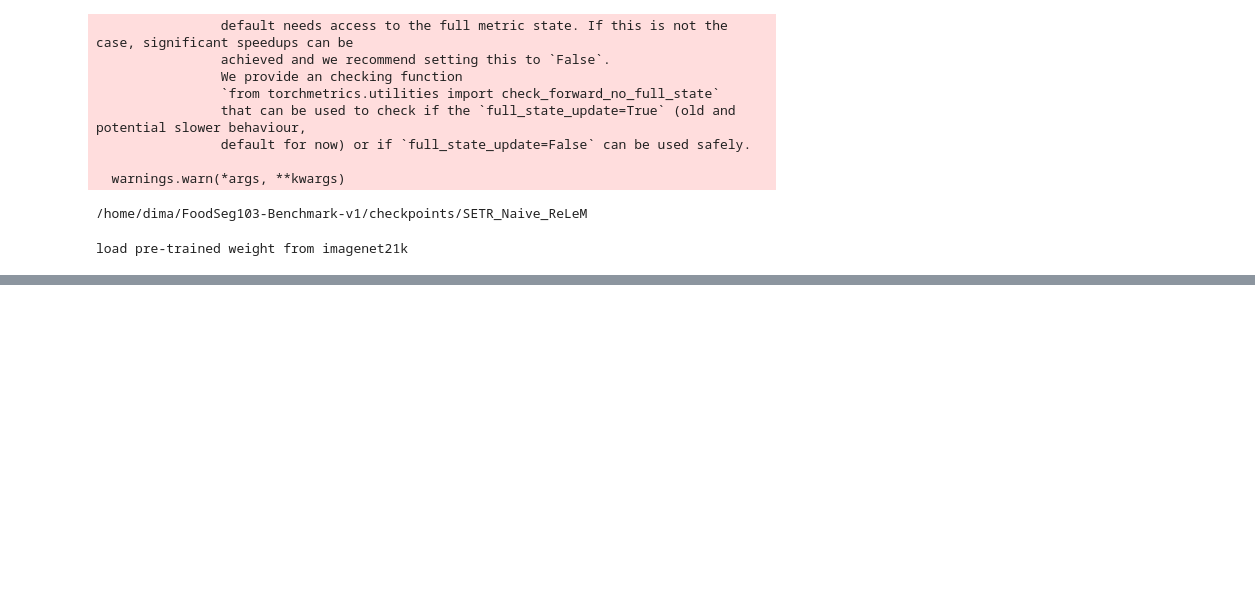
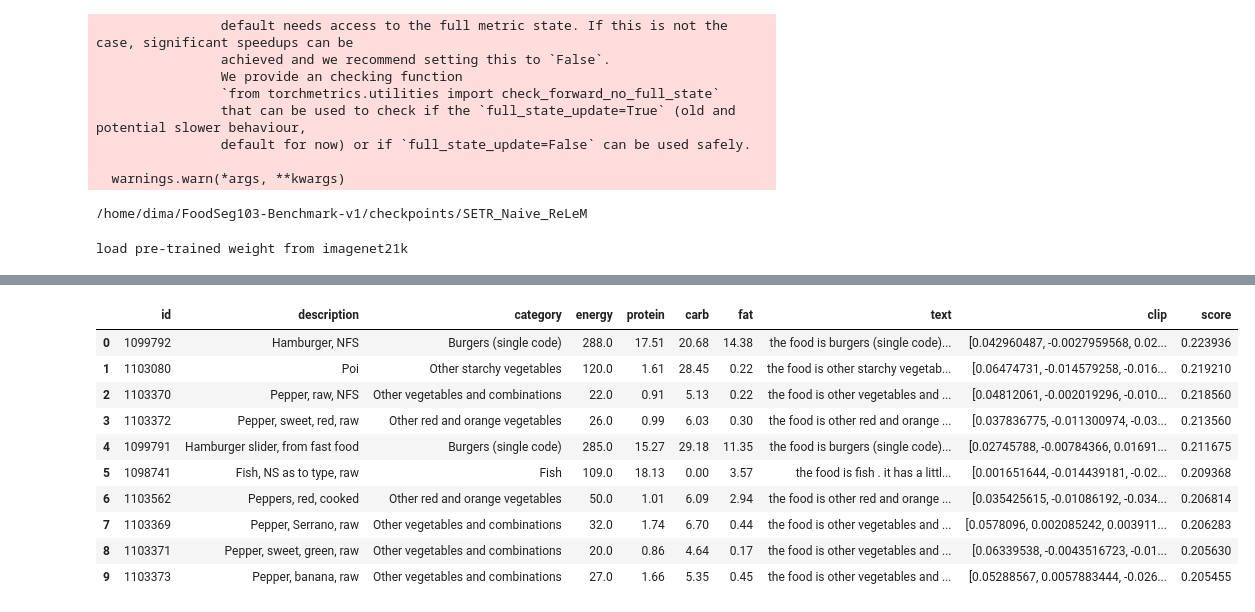
Before and after one commit to DmitriyG228/food, a Jupyter notebook: 00_nbs/01_search.ipynb, the cells around one changed output, grey strips where cells are left out. Cells and saved outputs as stored; diff of their text form; code cells hidden in the pictures; blank space fills up the shorter version.

```diff
--- a/00_nbs/01_search.ipynb
+++ b/00_nbs/01_search.ipynb
@@ -167,9 +169,3 @@ def search(url):
 
 
     return img,clip_df,masks,urls,stats
-# %%
-url = 'https://image.shutterstock.com/z/stock-photo-baked-ribs-with-french-fries-and-cabbage-salad-1020686221.jpg'
-# %%
-url = 'https://dima.grankin.eu/reference_images/AgACAgIAAxkBAAIKFWLjz26jI4-aVIsTZmHon_Zlb7rrAAJBxDEbFPIZSw3jSOUNCySqAQADAgADeQADKQQ'
-# %%
-url = 'https://image.shutterstock.com/z/stock-photo-burger-and-fried-potatoes-isolated-on-white-background-top-view-1008179509.jpg'
@@ -179,0 +263,4 @@ img
+# %%
+paths =[p.name for p in paths]
+p = paths[-1]
+url = f'https://dima.grankin.eu/reference_images/{p}'
@@ -180,2 +289,16 @@ img
+# %%
+search_clip(urls[3],foods,food_clips,head = 10)[1]
+# %% [output]
+|  | id | description | category | energy | protein | carb | fat | text | clip | score |
+| 0 | 1099792 | Hamburger, NFS | Burgers (single code) | 288.0 | 17.51 | 20.68 | 14.38 | the food is burgers (single code)... | [0.042960487, -0.0027959568, 0.02... | 0.223936 |
+| 1 | 1103080 | Poi | Other starchy vegetables | 120.0 | 1.61 | 28.45 | 0.22 | the food is other starchy vegetab... | [0.06474731, -0.014579258, -0.016... | 0.219210 |
+| 2 | 1103370 | Pepper, raw, NFS | Other vegetables and combinations | 22.0 | 0.91 | 5.13 | 0.22 | the food is other vegetables and ... | [0.04812061, -0.002019296, -0.010... | 0.218560 |
+| 3 | 1103372 | Pepper, sweet, red, raw | Other red and orange vegetables | 26.0 | 0.99 | 6.03 | 0.30 | the food is other red and orange ... | [0.037836775, -0.011300974, -0.03... | 0.213560 |
+| 4 | 1099791 | Hamburger slider, from fast food | Burgers (single code) | 285.0 | 15.27 | 29.18 | 11.35 | the food is burgers (single code)... | [0.02745788, -0.00784366, 0.01691... | 0.211675 |
+| 5 | 1098741 | Fish, NS as to type, raw | Fish | 109.0 | 18.13 | 0.00 | 3.57 | the food is fish . it has a littl... | [0.001651644, -0.014439181, -0.02... | 0.209368 |
+| 6 | 1103562 | Peppers, red, cooked | Other red and orange vegetables | 50.0 | 1.01 | 6.09 | 2.94 | the food is other red and orange ... | [0.035425615, -0.01086192, -0.034... | 0.206814 |
+| 7 | 1103369 | Pepper, Serrano, raw | Other vegetables and combinations | 32.0 | 1.74 | 6.70 | 0.44 | the food is other vegetables and ... | [0.0578096, 0.002085242, 0.003911... | 0.206283 |
+| 8 | 1103371 | Pepper, sweet, green, raw | Other vegetables and combinations | 20.0 | 0.86 | 4.64 | 0.17 | the food is other vegetables and ... | [0.06339538, -0.0043516723, -0.01... | 0.205630 |
+| 9 | 1103373 | Pepper, banana, raw | Other vegetables and combinations | 27.0 | 1.66 | 5.35 | 0.45 | the food is other vegetables and ... | [0.05288567, 0.0057883444, -0.026... | 0.205455 |
 # %%
 stats.T.astype(int).drop(columns = ['size'])
```
Also changed, not shown: parts of 18 cells of this notebook, 8 other files.
